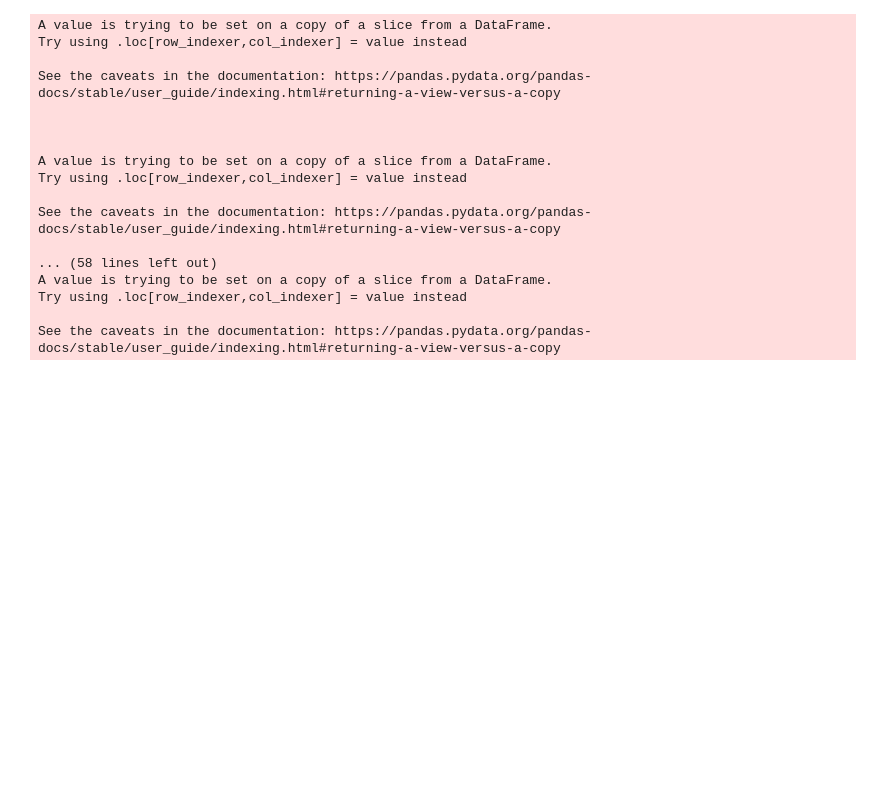
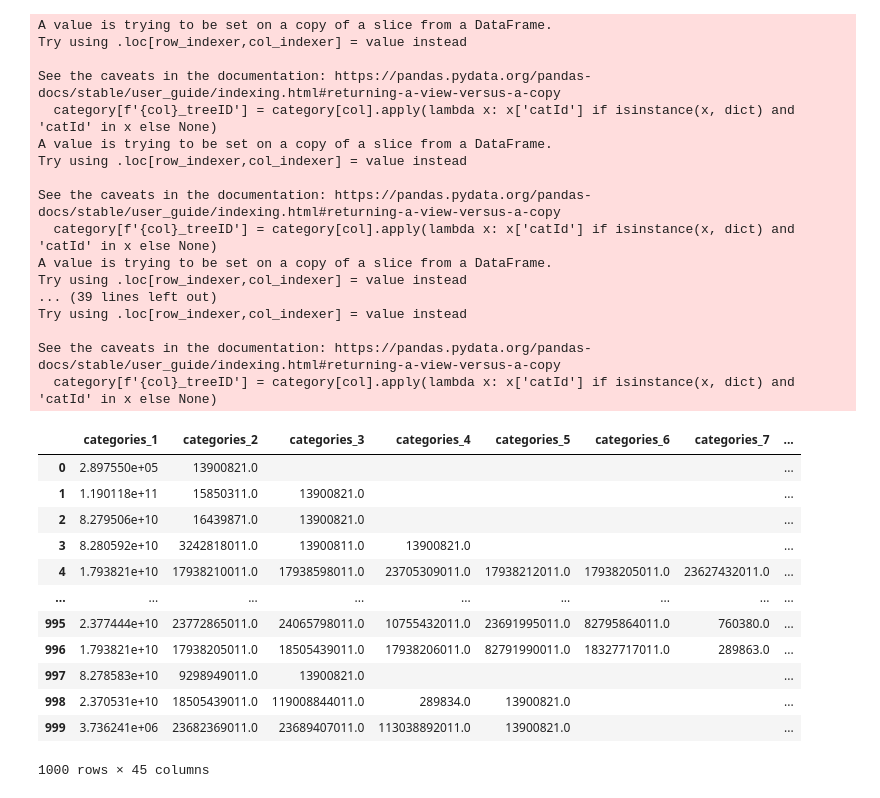
Before and after one commit to sarahyo/CPI, a Jupyter notebook: json-reader.ipynb, the cells around one changed output. Cells and saved outputs as stored; diff of their text form; code cells hidden in the pictures; blank space fills up the shorter version.

```diff
--- a/json-reader.ipynb
+++ b/json-reader.ipynb
@@ -31,32 +31,54 @@ test = combined_df[columns]
 tree=json_normalize(test['categoryTree'])
 result_df = pd.concat([test, tree], axis=1)
 category=result_df[['productGroup','asin','categories','categoryTree',"rootCategory",0, 1, 2, 3, 4,5,6, 7, 8,9,10]]
+columns_to_split = [ 0,1, 2, 3, 4, 5, 6, 7, 8, 9, 10]
+for col in columns_to_split:
+#     category[f'{col}_name'] = category[col].apply(lambda x: x['name'] if isinstance(x, dict) and 'name' in x else None)
+    category[f'{col}_treeID'] = category[col].apply(lambda x: x['catId'] if isinstance(x, dict) and 'catId' in x else None)
 
+    all_cat = category.drop(columns=columns_to_split)
 
-columns_to_split = [ 0,1, 2, 3, 4, 5, 6, 7, 8, 9, 10]
+df_extracted = all_cat['categories'].apply(lambda x: pd.Series(x)).fillna('')
 
-for col in columns_to_split:
-    category[f'{col}_name'] = category[col].apply(lambda x: x['name'] if isinstance(x, dict) and 'name' in x else None)
+df_extracted.columns = [f'categories_{i+1}' for i in range(df_extracted.shape[1])]
 
-all_cat = category.drop(columns=columns_to_split)
+all_cat = pd.concat([all_cat, df_extracted], axis=1)
+
+all_cat = all_cat.drop(['categories','categoryTree'], axis=1)
 # %% [output]
 A value is trying to be set on a copy of a slice from a DataFrame.
 Try using .loc[row_indexer,col_indexer] = value instead
 
 See the caveats in the documentation: https://pandas.pydata.org/pandas-docs/stable/user_guide/indexing.html#returning-a-view-versus-a-copy
-
-
-
+  category[f'{col}_treeID'] = category[col].apply(lambda x: x['catId'] if isinstance(x, dict) and 'catId' in x else None)
 A value is trying to be set on a copy of a slice from a DataFrame.
 Try using .loc[row_indexer,col_indexer] = value instead
 
 See the caveats in the documentation: https://pandas.pydata.org/pandas-docs/stable/user_guide/indexing.html#returning-a-view-versus-a-copy
-
-... (58 lines left out)
+  category[f'{col}_treeID'] = category[col].apply(lambda x: x['catId'] if isinstance(x, dict) and 'catId' in x else None)
 A value is trying to be set on a copy of a slice from a DataFrame.
+Try using .loc[row_indexer,col_indexer] = value instead
+... (39 lines left out)
 Try using .loc[row_indexer,col_indexer] = value instead
 
 See the caveats in the documentation: https://pandas.pydata.org/pandas-docs/stable/user_guide/indexing.html#returning-a-view-versus-a-copy
+  category[f'{col}_treeID'] = category[col].apply(lambda x: x['catId'] if isinstance(x, dict) and 'catId' in x else None)
+# %%
+df_extracted
+# %% [output]
+|  | categories_1 | categories_2 | categories_3 | categories_4 | categories_5 | categories_6 | categories_7 | ... |
+| 0 | 2.897550e+05 | 13900821.0 |  |  |  |  |  | ... |
+| 1 | 1.190118e+11 | 15850311.0 | 13900821.0 |  |  |  |  | ... |
+| 2 | 8.279506e+10 | 16439871.0 | 13900821.0 |  |  |  |  | ... |
+| 3 | 8.280592e+10 | 3242818011.0 | 13900811.0 | 13900821.0 |  |  |  | ... |
+| 4 | 1.793821e+10 | 17938210011.0 | 17938598011.0 | 23705309011.0 | 17938212011.0 | 17938205011.0 | 23627432011.0 | ... |
+| ... | ... | ... | ... | ... | ... | ... | ... | ... |
+| 995 | 2.377444e+10 | 23772865011.0 | 24065798011.0 | 10755432011.0 | 23691995011.0 | 82795864011.0 | 760380.0 | ... |
+| 996 | 1.793821e+10 | 17938205011.0 | 18505439011.0 | 17938206011.0 | 82791990011.0 | 18327717011.0 | 289863.0 | ... |
+| 997 | 8.278583e+10 | 9298949011.0 | 13900821.0 |  |  |  |  | ... |
+| 998 | 2.370531e+10 | 18505439011.0 | 119008844011.0 | 289834.0 | 13900821.0 |  |  | ... |
+| 999 | 3.736241e+06 | 23682369011.0 | 23689407011.0 | 113038892011.0 | 13900821.0 |  |  | ... |
+1000 rows × 45 columns
 # %%
 all_cat
 # %% [output]
```
Also changed, not shown: parts of 4 cells of this notebook.
